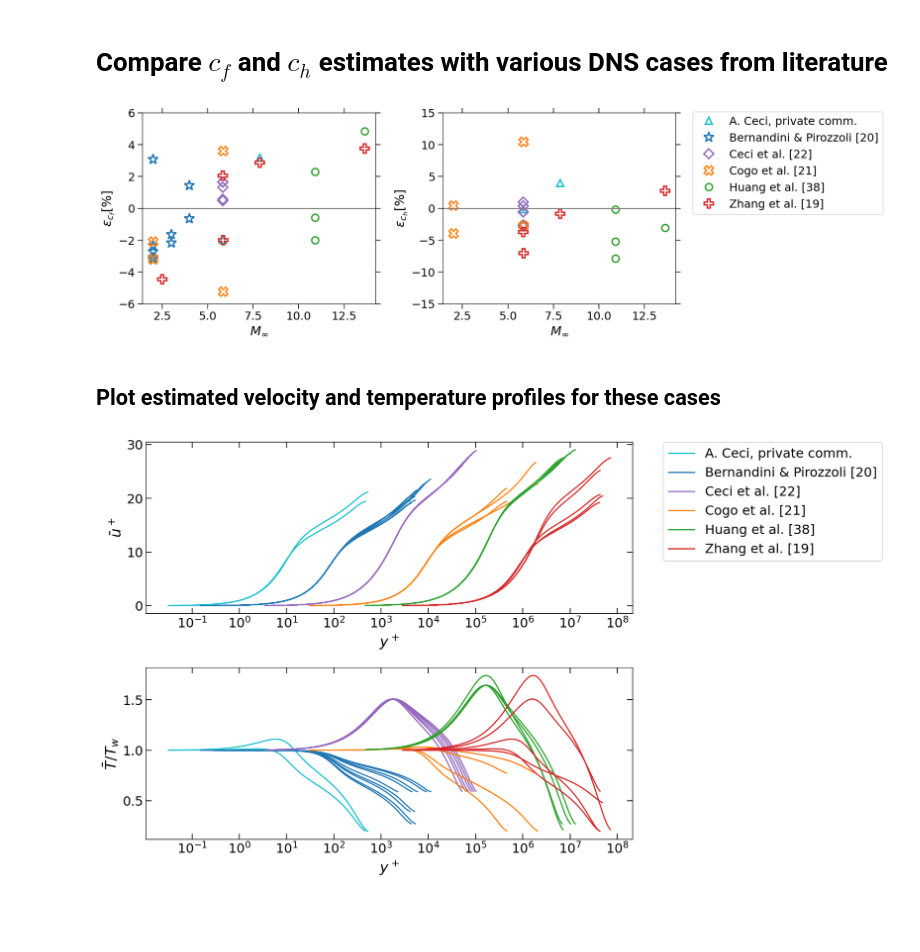
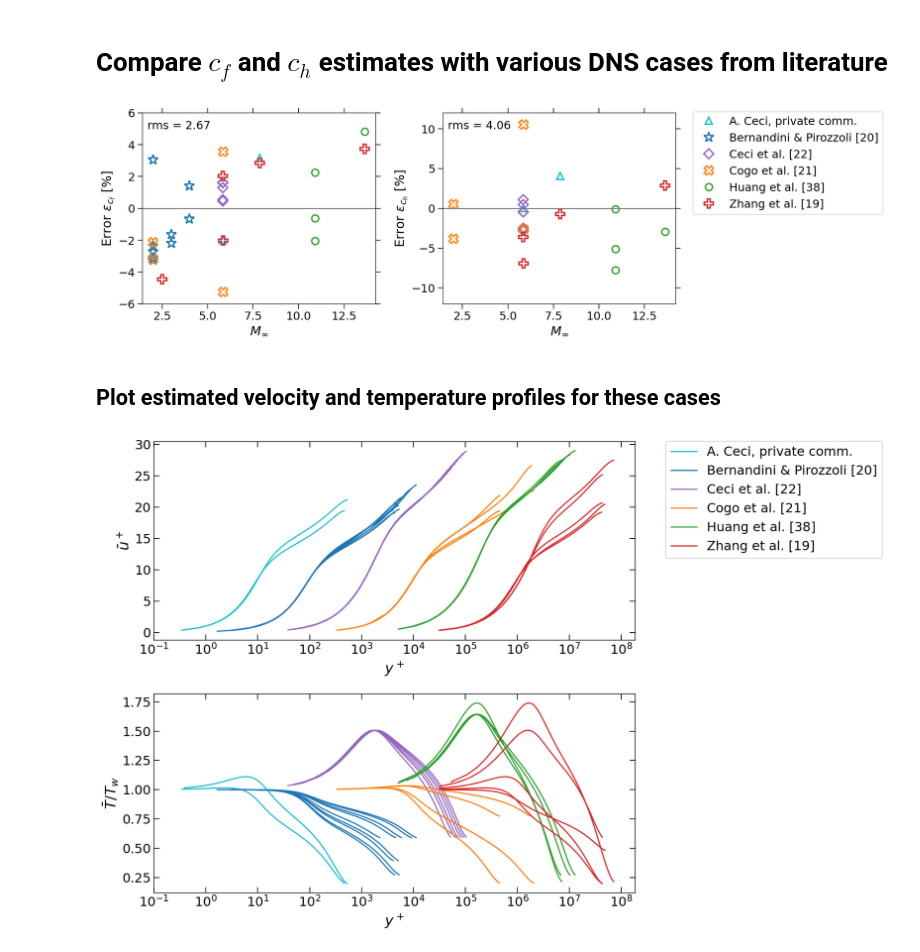
Before and after one commit to Fluid-Dynamics-Of-Energy-Systems-Team/DragAndHeatTransferEstimation, a Jupyter notebook: DragAndHeatTransferEstimation.ipynb, the cells around one changed output. Cells and saved outputs as stored; diff of their text form; code cells hidden in the pictures; blank space fills up the shorter version.

```diff
--- a/DragAndHeatTransferEstimation.ipynb
+++ b/DragAndHeatTransferEstimation.ipynb
@@ -162,13 +166,13 @@ def grid(n,fact):
     return y
 # %%
-def solver(y_ye    = grid(1000, 5),
+def solver(y_ye    = grid(200, 4),
            ReTheta = 1000, Minf = 1.0, Tw_Tr = 1.0,
            viscLaw = "Sutherland", Tinf_dim = 300):
 
     # set initial values for ReTau, MTau and upl
     ReTau = 100
     MTau  = 0.0
-    upl   = np.ones_like(y_ye)*0.1
+    upl   = np.ones_like(y_ye)*0.01
     uinf  = upl[-1]/0.99
 
     niter = 0
@@ -178,12 +182,13 @@ def solver(y_ye    = grid(1000, 5),
 
         ReTauOld = ReTau
 
-        T_Tw, Tinf_Tw       = temperature(upl/uinf, Minf, Tw_Tr)
+        T_Tw, Tinf_Tw, dTdu_inf = temperature(upl/uinf, Minf, Tw_Tr)
         mu_muw              = viscosity(T_Tw, Tinf_dim,Tinf_Tw, viscLaw)
         r_rw                = density(T_Tw)
         ypl, yst, upl, uinf = meanVelocity(ReTheta, ReTau, MTau, y_ye, r_rw, mu_muw)
-        ReTau, MTau, cf, ch = calcParameters(ReTheta, Minf, y_ye, r_rw, mu_muw, upl, uinf, T_Tw, Tw_Tr, Tinf_Tw,
-                                              Tinf_dim, viscLaw)
+
+        ReTau, MTau, cf, ch = calcParameters(ReTheta, Minf, y_ye, r_rw, mu_muw, upl, uinf,
+                                             T_Tw, Tw_Tr, Tinf_Tw, Tinf_dim, dTdu_inf, viscLaw)
 
         err = abs(ReTauOld-ReTau)
         niter += 1
@@ -257,6 +262,9 @@ DNS = pd.read_csv("DataForDragAndHeatTransfer.csv")
 groups = DNS.groupby('Author', as_index=True)
 
 fig, ax = plt.subplots(1,2,figsize=(16,5))
+
+cf_rms = 0.0
+ch_rms = 0.0
 
 for group_name, group in groups:
     for row_index, row in group.reset_index().iterrows():
@@ -276,27 +284,33 @@ for group_name, group in groups:
         cf,ch,_,_,_,_,_,_,_ = solver(ReTheta=ReTheta, Minf=Minf, Tw_Tr=Tw_Tr,
                                      viscLaw=viscLaw, Tinf_dim=Tinf_dim)
 
-        cf_err = (cf-cf_DNS)/cf_DNS*100
-        ch_err = (ch-ch_DNS)/ch_DNS*100
+        cf_err  = (cf-cf_DNS)/cf_DNS*100
+        ch_err  = (ch-ch_DNS)/ch_DNS*100
+
+        cf_rms += cf_err**2
+        ch_rms  = np.nansum([ch_rms,ch_err**2])
 
         ax[0].plot(Minf, cf_err, marker = row['Symbol'], color = row['Color'], ms=10*row['Size'],
              mew=2, fillstyle='none', linestyle='None', label=label)
         ax[1].plot(Minf, ch_err, marker = row['Symbol'], color = row['Color'], ms=10*row['Size'],
              mew=2, fillstyle='none', linestyle='None', label=label)
 
+cf_rms = np.sqrt(cf_rms/DNS["cf_DNS"].count())
+ch_rms = np.sqrt(ch_rms/DNS["ch_DNS"].count())
 
-ax[0].set_xlabel(r"$M_\infty$",fontsize = 18)
-ax[1].set_xlabel(r"$M_\infty$",fontsize = 18)
-ax[0].set_ylabel(r"$\varepsilon_{c_f}[\%]$",fontsize = 18)
-ax[1].set_ylabel(r"$\varepsilon_{c_h}[\%]$",fontsize = 18)
+ax[0].text(1.7,5, "rms = " + str(round(cf_rms,2)))
+ax[1].text(1.7,10,"rms = " + str(round(ch_rms,2)))
+ax[0].set_ylabel(r"Error $\varepsilon_{c_f}~[\%]$",fontsize = 18)
+ax[1].set_ylabel(r"Error $\varepsilon_{c_h}~[\%]$",fontsize = 18)
 
 ax[0].set_ylim([-6, 6])
-ax[1].set_ylim([-15, 15])
+ax[1].set_ylim([-12, 12])
 
 for a in ax:
     a.tick_params(axis='both', which='both', direction='out',labelsize=16,right=True,top=True)
     a.tick_params(which='major', length=7, width=1)
     a.tick_params(which='minor', length=4, width=1)
+    a.set_xlabel(r"$M_\infty$",fontsize = 18)
 
 ax[0].axhline(y=0, color="gray", linestyle="-")
 ax[1].axhline(y=0, color="gray", linestyle="-")
@@ -305,46 +319,43 @@ ax[1].legend(bbox_to_anchor=(1.05, 1.035))
 
 plt.tight_layout()
 # %% [output]
-[figure, old version]
+[figure, new version]
 # %% [markdown]
 ## Plot estimated velocity and temperature profiles for these cases
 # %%
-fig, ax = plt.subplots(2,1,figsize=(14,8))
+fig, ax = plt.subplots(2,1,figsize=(14,9))
 
 mult_x = 0.1
 
 for group_name, group in groups:
     for row_index, row in group.reset_index().iterrows():
 
         label = None
         if row_index == 0:
             label = row['Author']
             mult_x *= 10
 
         _,_,_,_,ypl, yst, upl, T_Tw,_ = solver(ReTheta  = row['ReTheta'],
                                                Minf     = row['Minf'],
                                                Tw_Tr    = row['Tw_Tr'],
                                                viscLaw  = row['ViscLaw'],
                                                Tinf_dim = row['Tinf'])
 
         ax[0].semilogx(ypl[1:]*mult_x, upl[1:],  color = row['Color'], label=label)
         ax[1].semilogx(ypl[1:]*mult_x, T_Tw[1:], color = row['Color'], label=label)
 
-
-ax[0].set_ylabel(r"$\bar u^+$", fontsize = 18)
-ax[0].set_xlabel(r"$y^+$",      fontsize = 18)
-
+ax[0].set_ylabel(r"$\bar u^+$",   fontsize = 18)
 ax[1].set_ylabel(r"$\bar T/T_w$", fontsize = 18)
-ax[1].set_xlabel(r"$y^+$",        fontsize = 18)
 
 for a in ax:
     a.tick_params(axis='both', which='both', direction='in',labelsize=16,right=True,top=True)
     a.tick_params(which='major', length=7, width=1)
     a.tick_params(which='minor', length=4, width=1)
     a.set_xticks(10.0**np.arange(-1, 9, 1))
+    a.set_xlabel(r"$y^+$",      fontsize = 18)
 
 ax[0].legend(bbox_to_anchor=(1.05, 1.035))
 
 plt.tight_layout()
 # %% [output]
-[figure, old version]
+[figure, new version]
```
Also changed, not shown: parts of 8 cells of this notebook, 2 other files.
